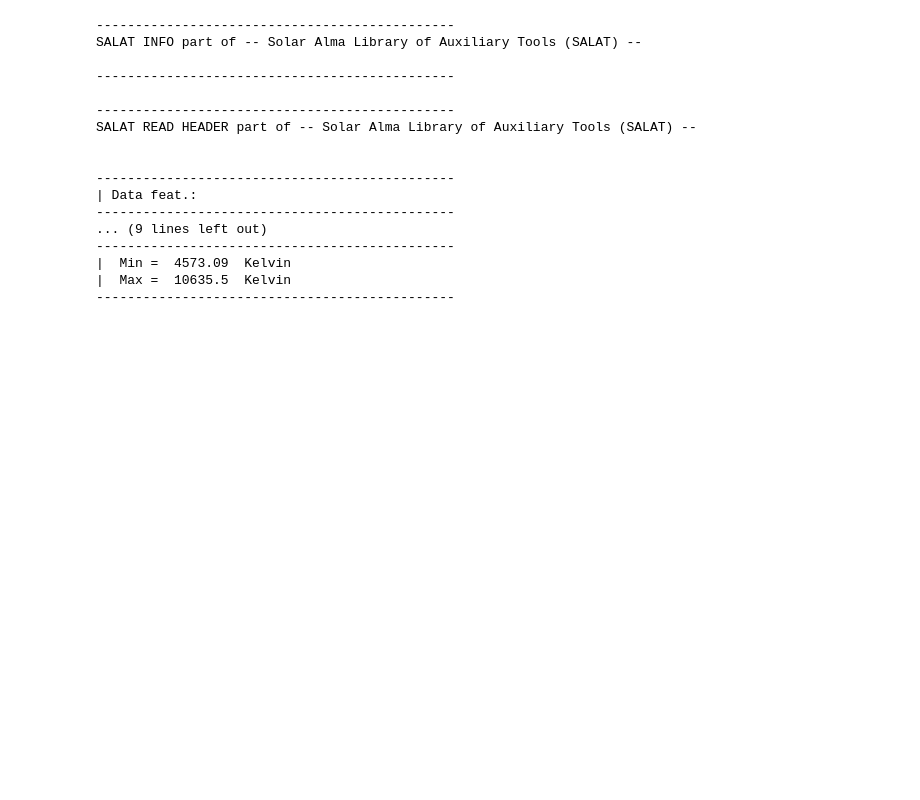
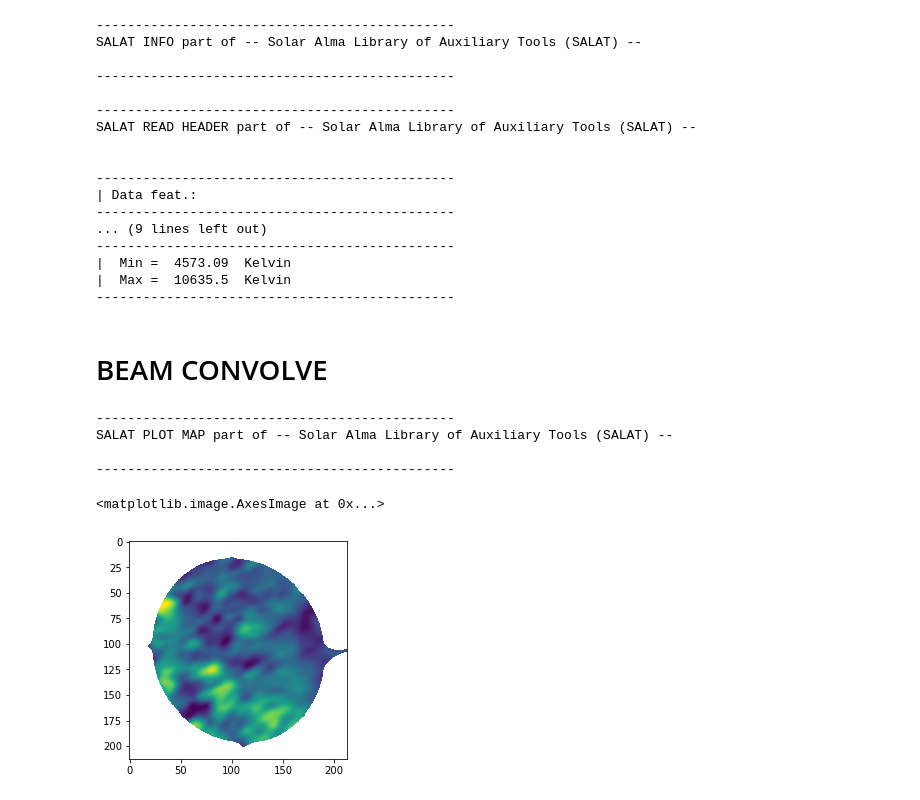
Before and after one commit to SolarAlma/SALAT, a Jupyter notebook: Python/testing_notutorial.ipynb, the cells around one changed output. Drawn from its saved outputs; the diff is of its cells as text; code cells hidden in the pictures; blank space fills up the shorter version.

Commit message:
salat_convolve.py created parallelization still missing

```diff
--- a/Python/testing_notutorial.ipynb
+++ b/Python/testing_notutorial.ipynb
@@ -205,3 +284,5 @@ SALAT READ HEADER part of -- Solar Alma Library of Auxiliary Tools (SALAT) --
 |  Min =  4573.09  Kelvin
 |  Max =  10635.5  Kelvin
 ----------------------------------------------
+# %% [markdown]
+# BEAM CONVOLVE
@@ -207,0 +291,14 @@ SALAT READ HEADER part of -- Solar Alma Library of Auxiliary Tools (SALAT) --
+# %%
+almacube,_,timesec,timeutc,beammajor,beamminor,beamangle = sr.salat_read(file,fillNan=True,timeout=True,beamout=True)
+# %%
+frc = scb.salat_convolve_beam(almacube[10:12],beam,0.32)
+# %% [output]
+----------------------------------------------
+SALAT PLOT MAP part of -- Solar Alma Library of Auxiliary Tools (SALAT) --
+
+----------------------------------------------
+# %%
+plt.imshow(frc[0])
+# %% [output]
+<matplotlib.image.AxesImage at 0x...>
+[figure, added]
```
Also changed, not shown: parts of 14 cells of this notebook, 2 other files.
